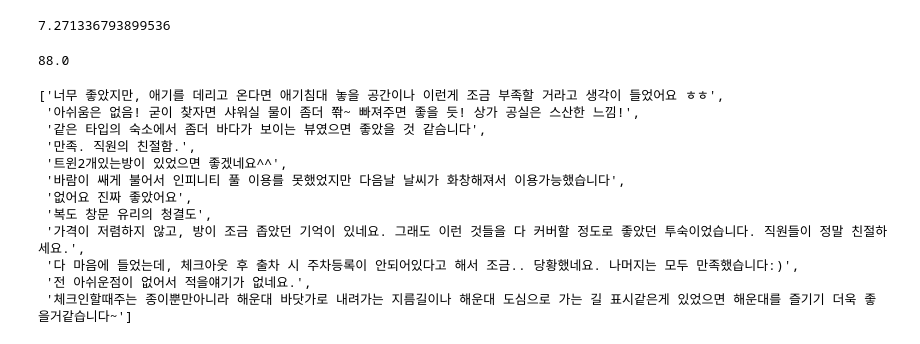
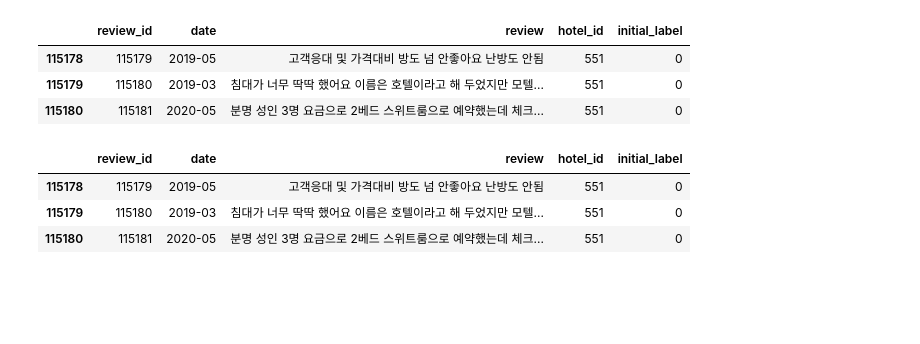
Before and after one commit to sugenius77/Elice-AI-Project--, a Jupyter notebook: AI/sentiment analysis codeset/sentiment_analysis_Pororo.ipynb, the cells around one changed output. Saved outputs shown, nothing was run; the diff lists cells and outputs as text; code cells hidden in the pictures; blank space fills up the shorter version.

```diff
--- a/AI/sentiment analysis codeset/sentiment_analysis_Pororo.ipynb
+++ b/AI/sentiment analysis codeset/sentiment_analysis_Pororo.ipynb
@@ -76,32 +26,12 @@ negative_review = negative['review_negative'][:1000]
-# %%
-start = time.time()
-negative_count = 0
-FN_list = []
-for review in negative_review:
-    if sa(review) == 'Negative':
-        negative_count += 1
-    else:
-        FN_list.append(review)
-delta_t = time.time() - start
-print(delta_t)
-# %% [output]
-7.271336793899536
-# %%
-print((negative_count / len(negative_review))*100)
-# %% [output]
-88.0
-# %%
-FN_list
-# %% [output]
-['너무 좋았지만, 애기를 데리고 온다면 애기침대 놓을 공간이나 이런게 조금 부족할 거라고 생각이 들었어요 ㅎㅎ',
- '아쉬움은 없음! 굳이 찾자면 샤워실 물이 좀더 쫚~ 빠져주면 좋을 듯! 상가 공실은 스산한 느낌!',
- '같은 타입의 숙소에서 좀더 바다가 보이는 뷰였으면 좋았을 것 같슴니다',
- '만족. 직원의 친절함.',
- '트윈2개있는방이 있었으면 좋겠네요^^',
- '바람이 쌔게 불어서 인피니티 풀 이용를 못했었지만 다음날 날씨가 화창해져서 이용가능했습니다',
- '없어요 진짜 좋았어요',
- '복도 창문 유리의 청결도',
- '가격이 저렴하지 않고, 방이 조금 좁았던 기억이 있네요. 그래도 이런 것들을 다 커버할 정도로 좋았던 투숙이었습니다. 직원들이 정말 친절하세요.',
- '다 마음에 들었는데, 체크아웃 후 출차 시 주차등록이 안되어있다고 해서 조금.. 당황했네요. 나머지는 모두 만족했습니다:)',
- '전 아쉬운점이 없어서 적을얘기가 없네요.',
- '체크인할때주는 종이뿐만아니라 해운대 바닷가로 내려가는 지름길이나 해운대 도심으로 가는 길 표시같은게 있었으면 해운대를 즐기기 더욱 좋을거같습니다~']
+# %%
+hotel_review_df = pd.read_csv('./hotel_review.csv')
+# %%
+# 크롤링 파일 columns 수정 후 삭제
+hotel_review_df.rename(columns = {'review_index' : 'review_id', 'hotel_index' : 'hotel_id'}, inplace = True)
+# %%
+hotel_review_df.tail(3)
+# %% [output]
+|  | review_id | date | review | hotel_id | initial_label |
+| 115178 | 115179 | 2019-05 | 고객응대 및 가격대비 방도 넘 안좋아요 난방도 안됨 | 551 | 0 |
+| 115179 | 115180 | 2019-03 | 침대가 너무 딱딱 했어요 이름은 호텔이라고 해 두었지만 모텔... | 551 | 0 |
+| 115180 | 115181 | 2020-05 | 분명 성인 3명 요금으로 2베드 스위트룸으로 예약했는데 체크... | 551 | 0 |
@@ -107,0 +43,7 @@ FN_list
+# %%
+splited_hotel_review_dfs[-1].tail(3)
+# %% [output]
+|  | review_id | date | review | hotel_id | initial_label |
+| 115178 | 115179 | 2019-05 | 고객응대 및 가격대비 방도 넘 안좋아요 난방도 안됨 | 551 | 0 |
+| 115179 | 115180 | 2019-03 | 침대가 너무 딱딱 했어요 이름은 호텔이라고 해 두었지만 모텔... | 551 | 0 |
+| 115180 | 115181 | 2020-05 | 분명 성인 3명 요금으로 2베드 스위트룸으로 예약했는데 체크... | 551 | 0 |
```
Also changed, not shown: parts of 48 cells of this notebook.
